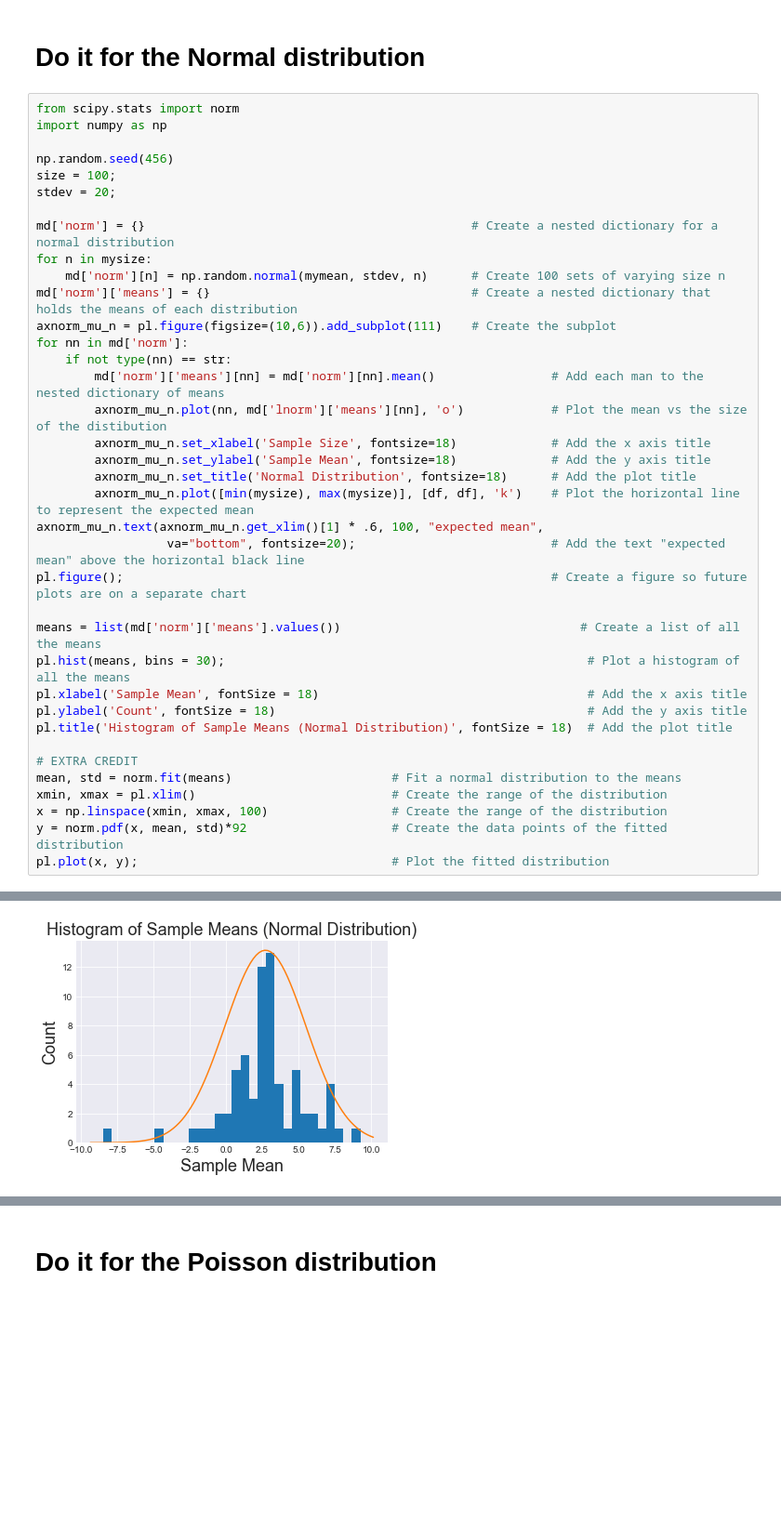
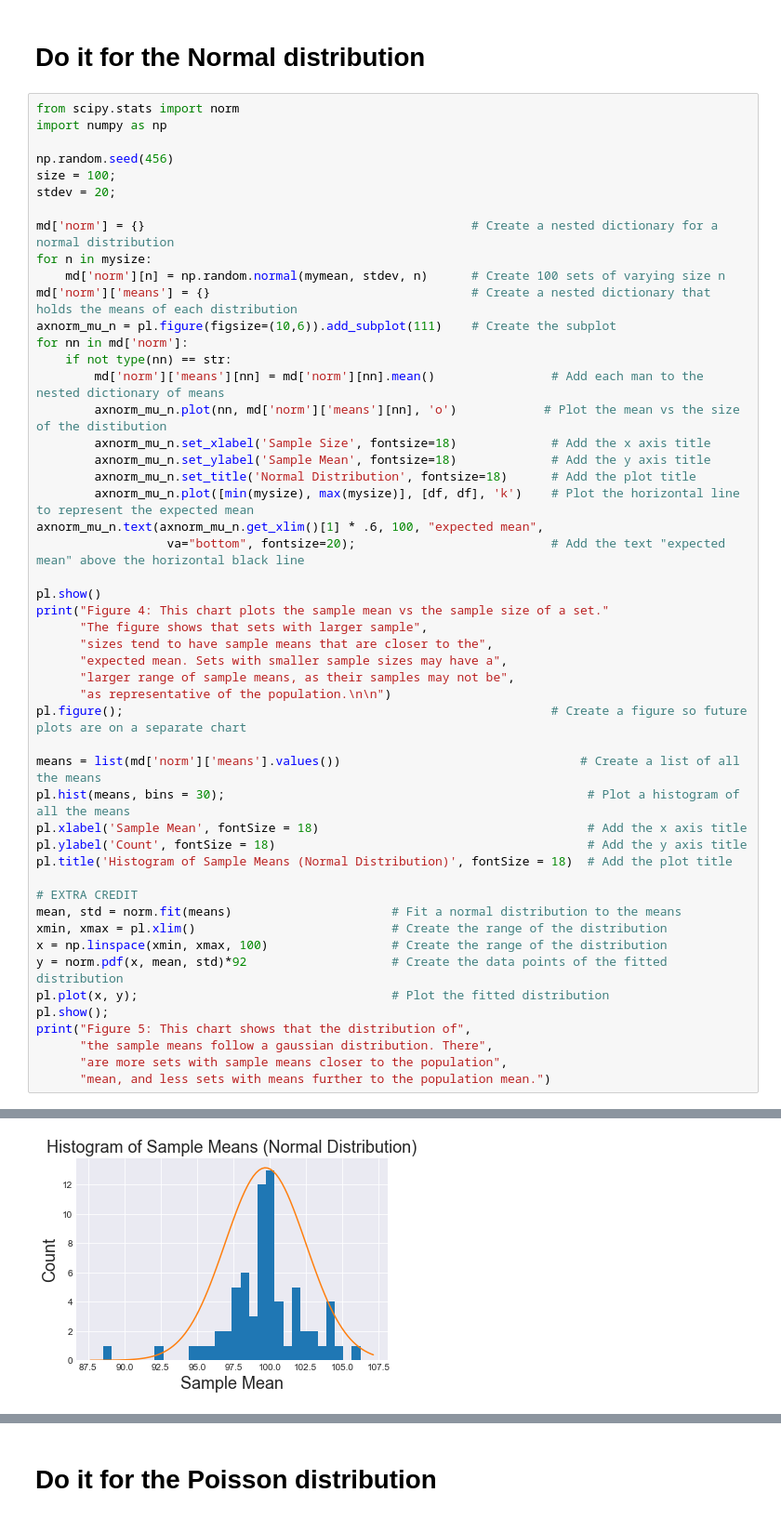
Before and after one commit to DesiPilla/DSPS_dPilla, a Jupyter notebook: DSPS_HW2_2.ipynb, the cells around one changed output, grey strips where cells are left out. Shown at 93% size. Drawn from its saved outputs; the diff is of its cells as text; blank space fills up the shorter version.

```diff
--- a/DSPS_HW2_2.ipynb
+++ b/DSPS_HW2_2.ipynb
@@ -168,13 +170,21 @@ axnorm_mu_n = pl.figure(figsize=(10,6)).add_subplot(111)    # Create the subplot
 for nn in md['norm']:
     if not type(nn) == str:
         md['norm']['means'][nn] = md['norm'][nn].mean()                # Add each man to the nested dictionary of means
-        axnorm_mu_n.plot(nn, md['lnorm']['means'][nn], 'o')            # Plot the mean vs the size of the distibution
+        axnorm_mu_n.plot(nn, md['norm']['means'][nn], 'o')            # Plot the mean vs the size of the distibution
         axnorm_mu_n.set_xlabel('Sample Size', fontsize=18)             # Add the x axis title
         axnorm_mu_n.set_ylabel('Sample Mean', fontsize=18)             # Add the y axis title
         axnorm_mu_n.set_title('Normal Distribution', fontsize=18)      # Add the plot title
         axnorm_mu_n.plot([min(mysize), max(mysize)], [df, df], 'k')    # Plot the horizontal line to represent the expected mean
 axnorm_mu_n.text(axnorm_mu_n.get_xlim()[1] * .6, 100, "expected mean",
                   va="bottom", fontsize=20);                           # Add the text "expected mean" above the horizontal black line
+
+pl.show()
+print("Figure 4: This chart plots the sample mean vs the sample size of a set."
+      "The figure shows that sets with larger sample",
+      "sizes tend to have sample means that are closer to the",
+      "expected mean. Sets with smaller sample sizes may have a",
+      "larger range of sample means, as their samples may not be",
+      "as representative of the population.\n\n")
 pl.figure();                                                           # Create a figure so future plots are on a separate chart
 
 means = list(md['norm']['means'].values())                                 # Create a list of all the means
@@ -189,5 +199,10 @@ xmin, xmax = pl.xlim()                           # Create the range of the distr
 x = np.linspace(xmin, xmax, 100)                 # Create the range of the distribution
 y = norm.pdf(x, mean, std)*92                    # Create the data points of the fitted distribution
 pl.plot(x, y);                                   # Plot the fitted distribution
+pl.show();
+print("Figure 5: This chart shows that the distribution of",
+      "the sample means follow a gaussian distribution. There",
+      "are more sets with sample means closer to the population",
+      "mean, and less sets with means further to the population mean.")
 # %% [output]
 [figure]
@@ -194 +210 @@ pl.plot(x, y);                                   # Plot the fitted distribution
-[figure, old version]
+[figure, new version]
```
Also changed, not shown: parts of 12 cells of this notebook, 1 other file.
